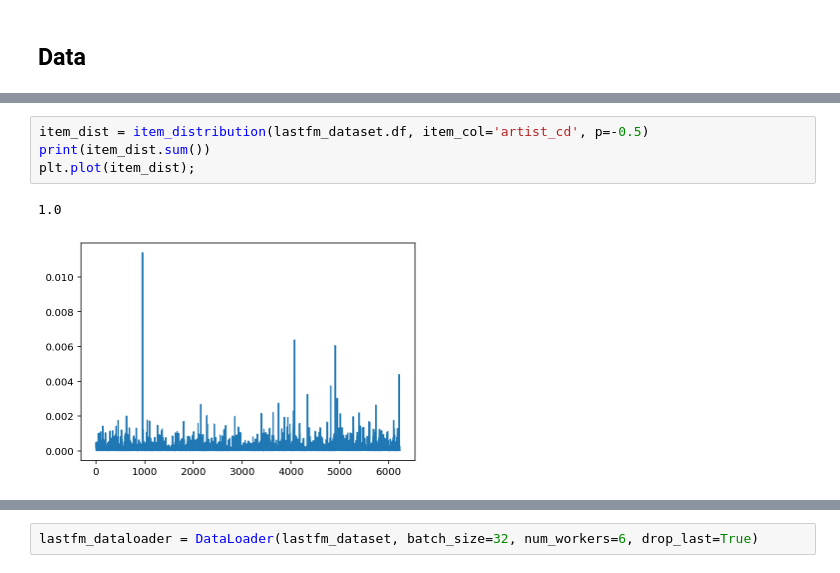
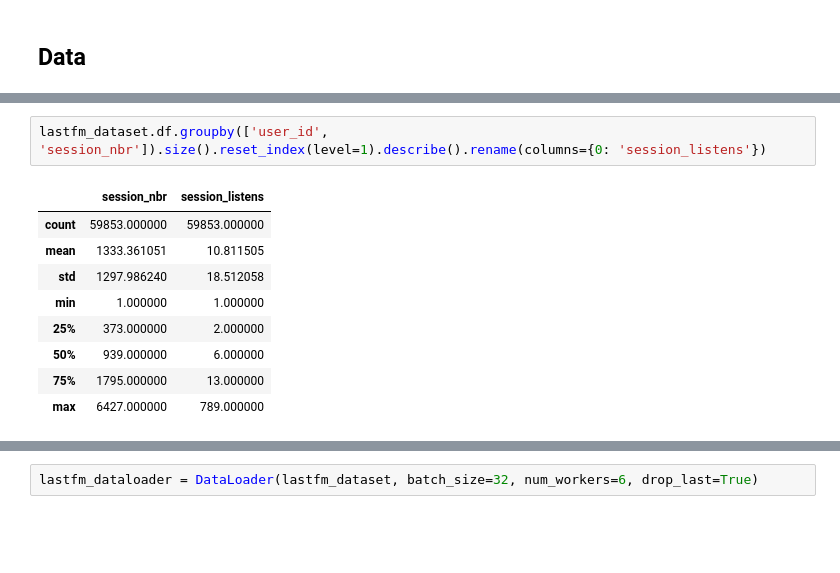
Before and after one commit to eifuentes/skipgrammar, a Jupyter notebook: notebooks/lastfm-pl.ipynb, the cells around one changed output, grey strips where cells are left out. Cells and saved outputs as stored; diff of their text form; blank space fills up the shorter version.

```diff
--- a/notebooks/lastfm-pl.ipynb
+++ b/notebooks/lastfm-pl.ipynb
@@ -93,7 +71,12 @@ items[:10]
-# %%
-item_dist = item_distribution(lastfm_dataset.df, item_col='artist_cd', p=-0.5)
-print(item_dist.sum())
-plt.plot(item_dist);
-# %% [output]
-1.0
-[figure, removed]
+# %%
+lastfm_dataset.df.groupby(['user_id', 'session_nbr']).size().reset_index(level=1).describe().rename(columns={0: 'session_listens'})
+# %% [output]
+|  | session_nbr | session_listens |
+| count | 59853.000000 | 59853.000000 |
+| mean | 1333.361051 | 10.811505 |
+| std | 1297.986240 | 18.512058 |
+| min | 1.000000 | 1.000000 |
+| 25% | 373.000000 | 2.000000 |
+| 50% | 939.000000 | 6.000000 |
+| 75% | 1795.000000 | 13.000000 |
+| max | 6427.000000 | 789.000000 |
```
Also changed, not shown: parts of 18 cells of this notebook, 1 other file.
